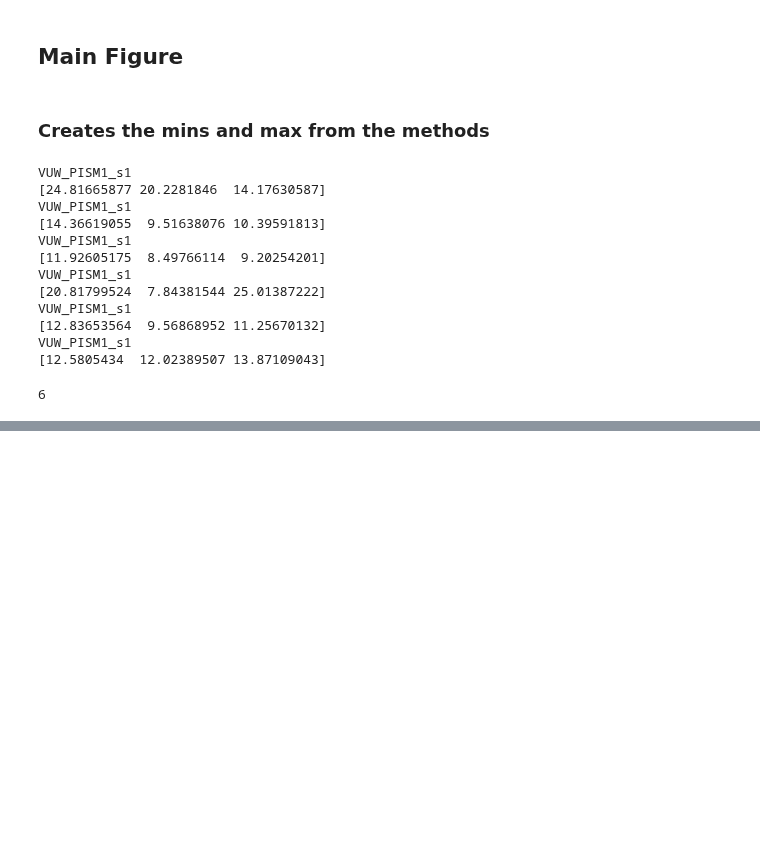
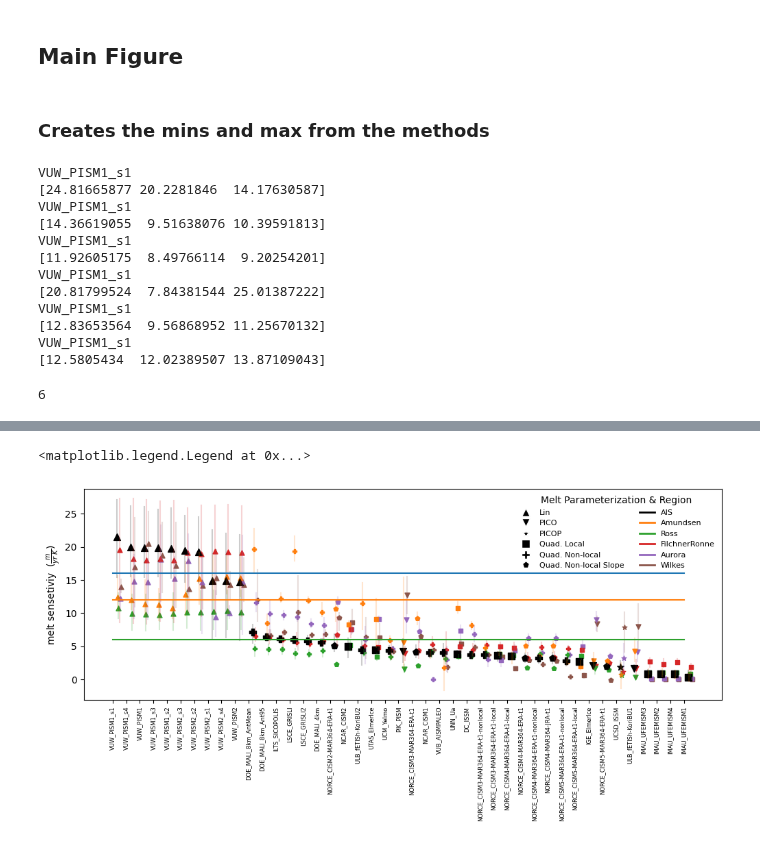
Before and after one commit to jojobeck/ISMIP6Hackathon, a Jupyter notebook: GroupTFtoOcean/data_analysis/Evaluate Best method for MS by PRMSE Paperfig1.ipynb, the cells around one changed output, grey strips where cells are left out. Cells and saved outputs as stored; diff of their text form; code cells hidden in the pictures; blank space fills up the shorter version.

```diff
--- a/GroupTFtoOcean/data_analysis/Evaluate Best method for MS by PRMSE Paperfig1.ipynb
+++ b/GroupTFtoOcean/data_analysis/Evaluate Best method for MS by PRMSE Paperfig1.ipynb
@@ -435,0 +505,73 @@ f.savefig('figs/paper/melt_sensetivity_region.jpeg', bbox_inches='tight')
+# %%
+to_m_k_a = 10**3/917 #t into kg into m3
+param_u =np.unique(df_best['parameterization'])
+marker_u = ['^','v','*','s','P','p']
+dic_marker = {}
+for i,key in enumerate(param_u):
+    dic_marker[key]= marker_u[i]
+markers = []
+marker_nomodel=[]
+msk = df_best.Model.values != 'VUW_PISM2_s1'
+for key in df_best['parameterization'][index]:
+    markers.append(dic_marker[key])
+
+for key in df_best['parameterization'][msk]:
+    marker_nomodel.append(dic_marker[key])
+
+f,ax = plt.subplots(1,1,figsize =(12,4))
+colors = ['black', '#ff7f0e', '#2ca02c', '#d62728', '#9467bd', '#8c564b']
+
+for i,region in enumerate(regions[::-1]):
+    y = df_best_min_max[f'melt_sensetivity_{region}'].values[index]
+    y_err_lower = df_best_min_max[f'min_melt_sensetivity_{region}'].values[index]
+    y_err_upper =df_best_min_max[f'max_melt_sensetivity_{region}'].values[index]
+    xall = np.arange(len(index))*8+5 -0.5 *i
+
+    for j, yl in enumerate(y_err_lower):
+        yu = y_err_upper[j]
+        ym = y[j]
+        x=xall[j]
+        if i == 5:
+            plt.scatter(x,ym*to_m_k_a ,marker=markers[j],  color=colors[::-1][i],s = 50)
+        else:
+            plt.scatter(x,ym*to_m_k_a,marker=markers[j],  color=colors[::-1][i],s=25)
+
+        plt.plot([x,x],[yl*to_m_k_a,yu*to_m_k_a] ,  color=colors[::-1][i],alpha =0.2)
+
+#     break
+ax.plot(np.arange(len(index))*8,np.arange(len(index))*8*0+16, label ='PIK-PISM')
+ax.plot(np.arange(len(index))*8,np.arange(len(index))*8*0+12, label ='PIK-PISM')
+ax.plot(np.arange(len(index))*8,np.arange(len(index))*8*0+6, label ='PIK-PISM')
+
+
+ax.set_xticks(np.arange(len(index))*8)
+ax.set_xticklabels(df_best['Model'].values[index], rotation = 90,fontsize =6)
+ax.set_ylabel('melt sensetiviy  ($\\frac{m}{yr~ K}$)')
+#
+
+
+# Legend for markers
+marker_handles = [plt.Line2D([0], [0], marker=marker_u[i], color='w',
+                             markerfacecolor='k', markersize=8,
+                             label=param_u[i])
+                  for i in range(len(param_u))]
+
+# Legend for colors
+color_handles = [plt.Line2D([0], [0], color=colors[i], lw=2,
+                            label=region)
+                 for i, region in enumerate(regions)]
+# Combine marker and color legends into one
+combined_handles = marker_handles + color_handles
+combined_labels = param_u.tolist() + regions
+
+# Add the combined legend
+ax.legend(handles=combined_handles, labels=combined_labels, title="Melt Parameterization & Region",
+          loc='upper right', bbox_to_anchor=(1, 1), ncol=2, frameon=False, fontsize = 8)
+# Your existing code here...
+
+# # Save the figure with tight bounding box
+# f.savefig('figs/paper/melt_sensetivity_region_m_K_a.pdf', bbox_inches='tight')
+# f.savefig('figs/paper/melt_sensetivity_region_m_K_a.jpeg', bbox_inches='tight')
+# %% [output]
+<matplotlib.legend.Legend at 0x...>
+[figure, added]
```
Also changed, not shown: parts of 4 cells of this notebook.
